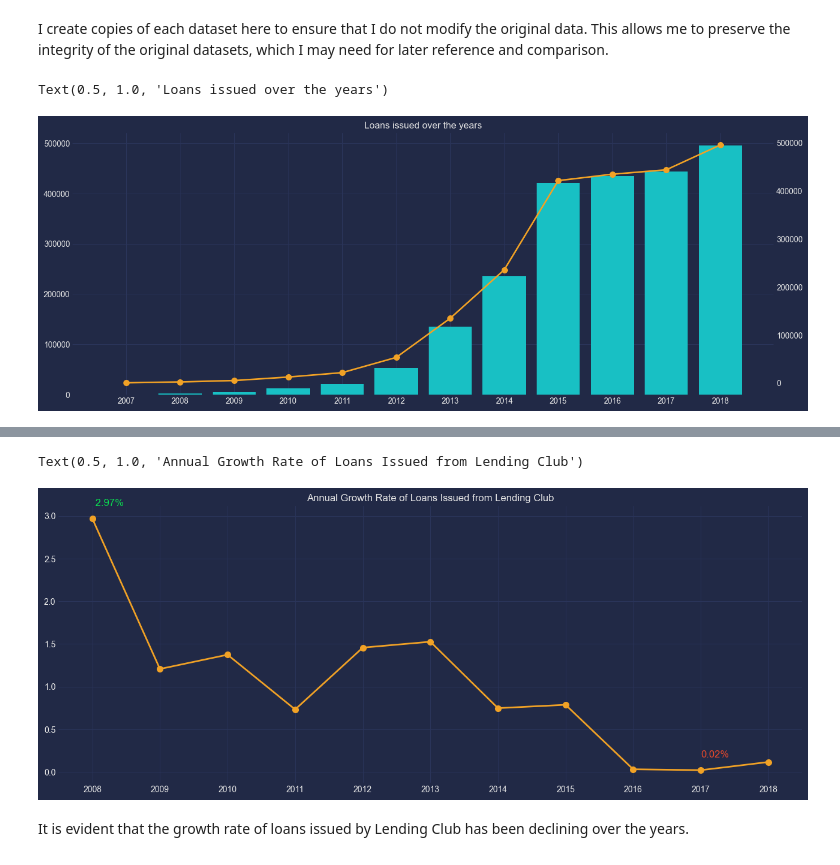
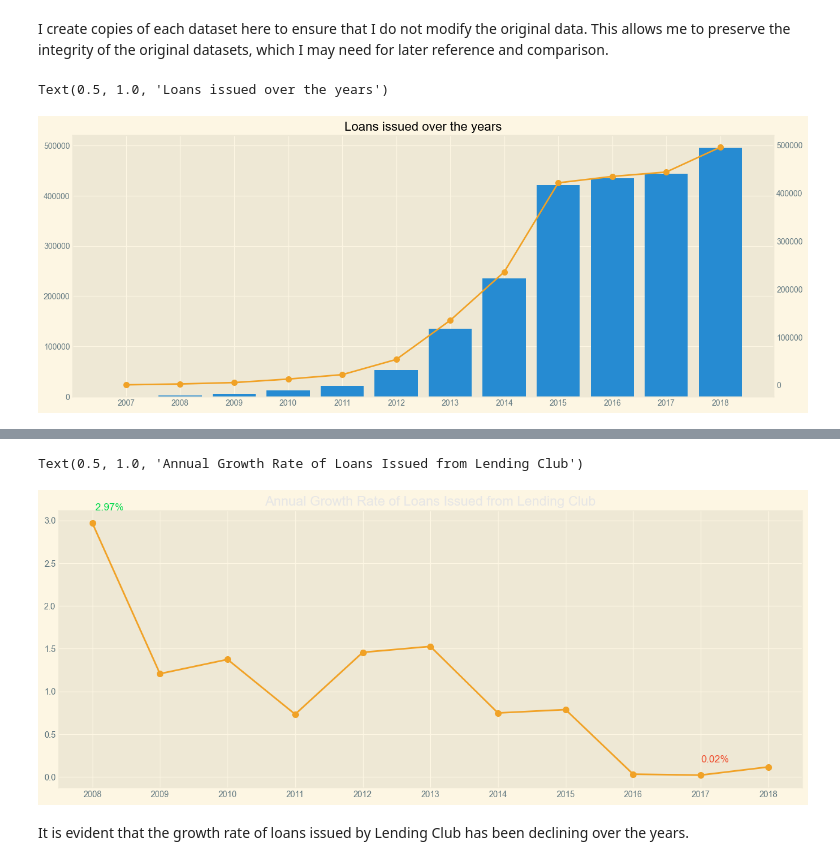
Before and after one commit to songthao1610/Loan-Default-Modelling-, a Jupyter notebook: EDA.ipynb, the cells around one changed output, grey strips where cells are left out. Saved outputs shown, nothing was run; the diff lists cells and outputs as text; code cells hidden in the pictures.

```diff
--- a/EDA.ipynb
+++ b/EDA.ipynb
@@ -22,31 +22,32 @@ I create copies of each dataset here to ensure that I do not modify the original
 # %%
 full_df = full_data.copy()
 filtered_df = filtered_data.copy()
-# %%
-plt.style.use('https://github.com/dhaitz/matplotlib-stylesheets/raw/master/pitayasmoothie-dark.mplstyle')
+# %%
+# Use the 'pitayasmoothie-dark' style for matplotlib
+plt.style.use('Solarize_Light2')
 # %%
 # Create a new column for year extracted from 'issue_d'
 full_df['issue_d_y'] = full_df['issue_d'].dt.strftime('%Y')
 # Group by year and count occurrences
 grouped = full_df['issue_d_y'].value_counts().sort_index().reset_index()
 # Plotting
 plt.figure(figsize=(16, 6))
 # Bar plot
 plt.bar(data=grouped, x='issue_d_y', height='count', label='Count')
 # Line plot with twinx for overlay
 plt.twinx()
 plt.plot(
          grouped['issue_d_y'], grouped['count'], color='#f1a226',\
          marker='o', linestyle='-', linewidth=2, markersize=7, label='Count (line)',
          )
 # Labels and titles
 plt.grid(False)
 plt.xlabel('Year')
 plt.ylabel('')
-plt.title('Loans issued over the years')
+plt.title('Loans issued over the years', fontsize = 16, color = 'black')
 # %% [output]
 Text(0.5, 1.0, 'Loans issued over the years')
-[figure, old version]
+[figure, new version]
 # %%
 grouped = full_df.groupby(['issue_d_y']).size().sort_index().pct_change()
 grouped
@@ -93,7 +94,7 @@ plt.annotate(f'{lowest_value:.2f}%',
 plt.title('Annual Growth Rate of Loans Issued from Lending Club')
 # %% [output]
 Text(0.5, 1.0, 'Annual Growth Rate of Loans Issued from Lending Club')
-[figure, old version]
+[figure, new version]
 # %% [markdown]
 It is evident that the growth rate of loans issued by Lending Club has been declining over the years.
 # %% [markdown]
```
Also changed, not shown: parts of 2 cells of this notebook.
